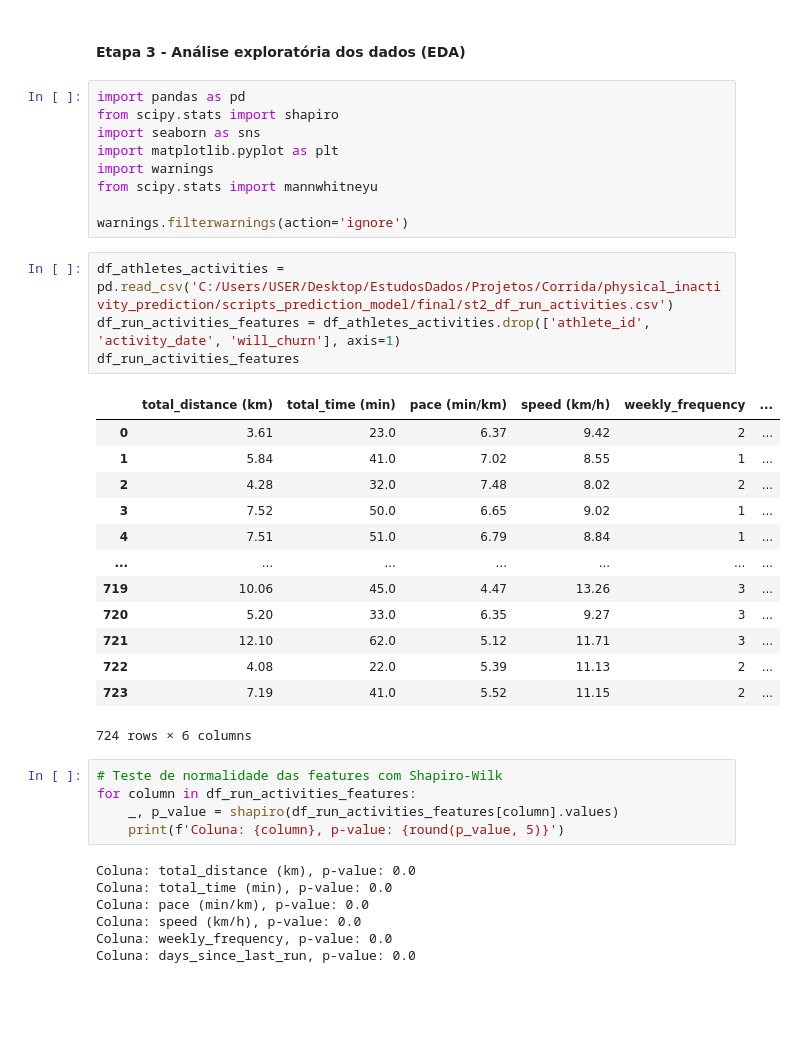
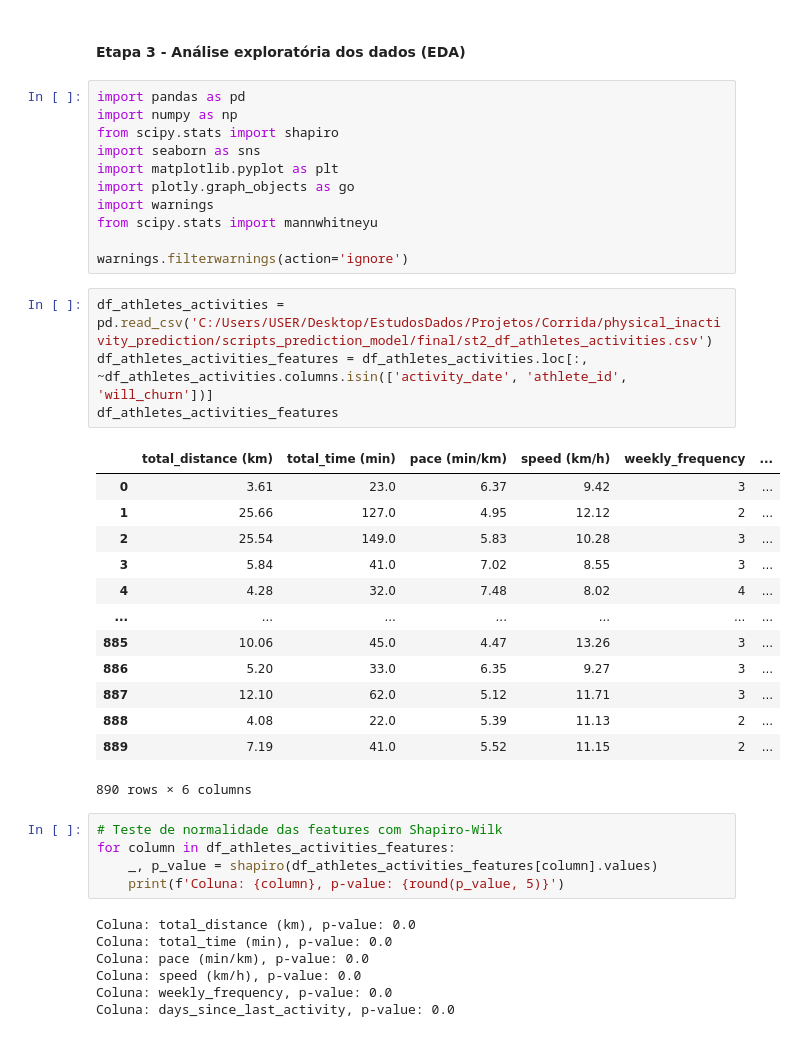
Before and after one commit to matheussmelo/running_inactivity_prediction, a Jupyter notebook: physical_inactivity_prediction_/scripts_prediction_model/final/st3_eda.ipynb, the cells around one changed output. Saved outputs shown, nothing was run; the diff lists cells and outputs as text; blank space fills up the shorter version.

Commit message:
Editing prediction model

```diff
--- a/physical_inactivity_prediction_/scripts_prediction_model/final/st3_eda.ipynb
+++ b/physical_inactivity_prediction_/scripts_prediction_model/final/st3_eda.ipynb
@@ -2,35 +2,37 @@
 #### Etapa 3 - Análise exploratória dos dados (EDA)
 # %%
 import pandas as pd
+import numpy as np
 from scipy.stats import shapiro
 import seaborn as sns
 import matplotlib.pyplot as plt
+import plotly.graph_objects as go
 import warnings
 from scipy.stats import mannwhitneyu
 
 warnings.filterwarnings(action='ignore')
 # %%
-df_athletes_activities = pd.read_csv('C:/Users/USER/Desktop/EstudosDados/Projetos/Corrida/physical_inactivity_prediction/scripts_prediction_model/final/st2_df_run_activities.csv')
-df_run_activities_features = df_athletes_activities.drop(['athlete_id', 'activity_date', 'will_churn'], axis=1)
-df_run_activities_features
+df_athletes_activities = pd.read_csv('C:/Users/USER/Desktop/EstudosDados/Projetos/Corrida/physical_inactivity_prediction/scripts_prediction_model/final/st2_df_athletes_activities.csv')
+df_athletes_activities_features = df_athletes_activities.loc[:, ~df_athletes_activities.columns.isin(['activity_date', 'athlete_id', 'will_churn'])]
+df_athletes_activities_features
 # %% [output]
 |  | total_distance (km) | total_time (min) | pace (min/km) | speed (km/h) | weekly_frequency | ... |
-| 0 | 3.61 | 23.0 | 6.37 | 9.42 | 2 | ... |
-| 1 | 5.84 | 41.0 | 7.02 | 8.55 | 1 | ... |
-| 2 | 4.28 | 32.0 | 7.48 | 8.02 | 2 | ... |
-| 3 | 7.52 | 50.0 | 6.65 | 9.02 | 1 | ... |
-| 4 | 7.51 | 51.0 | 6.79 | 8.84 | 1 | ... |
+| 0 | 3.61 | 23.0 | 6.37 | 9.42 | 3 | ... |
+| 1 | 25.66 | 127.0 | 4.95 | 12.12 | 2 | ... |
+| 2 | 25.54 | 149.0 | 5.83 | 10.28 | 3 | ... |
+| 3 | 5.84 | 41.0 | 7.02 | 8.55 | 3 | ... |
+| 4 | 4.28 | 32.0 | 7.48 | 8.02 | 4 | ... |
 | ... | ... | ... | ... | ... | ... | ... |
-| 719 | 10.06 | 45.0 | 4.47 | 13.26 | 3 | ... |
-| 720 | 5.20 | 33.0 | 6.35 | 9.27 | 3 | ... |
-| 721 | 12.10 | 62.0 | 5.12 | 11.71 | 3 | ... |
-| 722 | 4.08 | 22.0 | 5.39 | 11.13 | 2 | ... |
-| 723 | 7.19 | 41.0 | 5.52 | 11.15 | 2 | ... |
+| 885 | 10.06 | 45.0 | 4.47 | 13.26 | 3 | ... |
+| 886 | 5.20 | 33.0 | 6.35 | 9.27 | 3 | ... |
+| 887 | 12.10 | 62.0 | 5.12 | 11.71 | 3 | ... |
+| 888 | 4.08 | 22.0 | 5.39 | 11.13 | 2 | ... |
+| 889 | 7.19 | 41.0 | 5.52 | 11.15 | 2 | ... |
-724 rows × 6 columns
+890 rows × 6 columns
 # %%
 # Teste de normalidade das features com Shapiro-Wilk
-for column in df_run_activities_features:
-    _, p_value = shapiro(df_run_activities_features[column].values)
+for column in df_athletes_activities_features:
+    _, p_value = shapiro(df_athletes_activities_features[column].values)
     print(f'Coluna: {column}, p-value: {round(p_value, 5)}')
 # %% [output]
 Coluna: total_distance (km), p-value: 0.0
@@ -38,6 +40,6 @@ Coluna: total_time (min), p-value: 0.0
 Coluna: pace (min/km), p-value: 0.0
 Coluna: speed (km/h), p-value: 0.0
 Coluna: weekly_frequency, p-value: 0.0
-Coluna: days_since_last_run, p-value: 0.0
+Coluna: days_since_last_activity, p-value: 0.0
 # %%
 # Análise de correlação das variáveis
```
Also changed, not shown: parts of 8 cells of this notebook, 2 other files.
